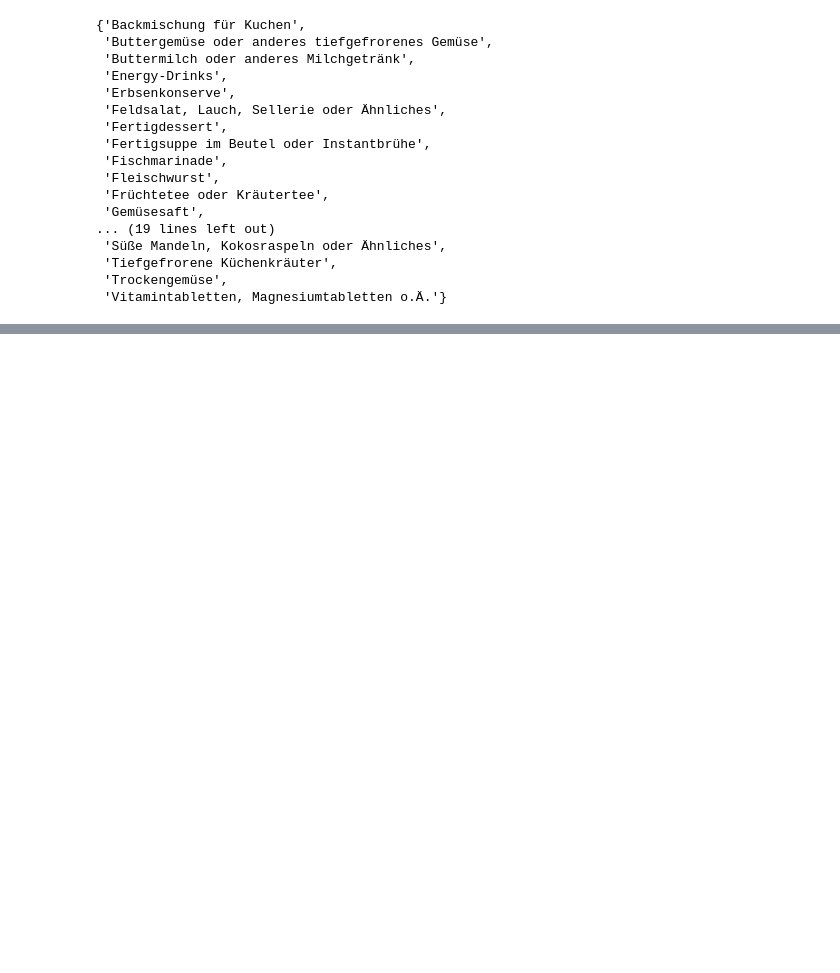
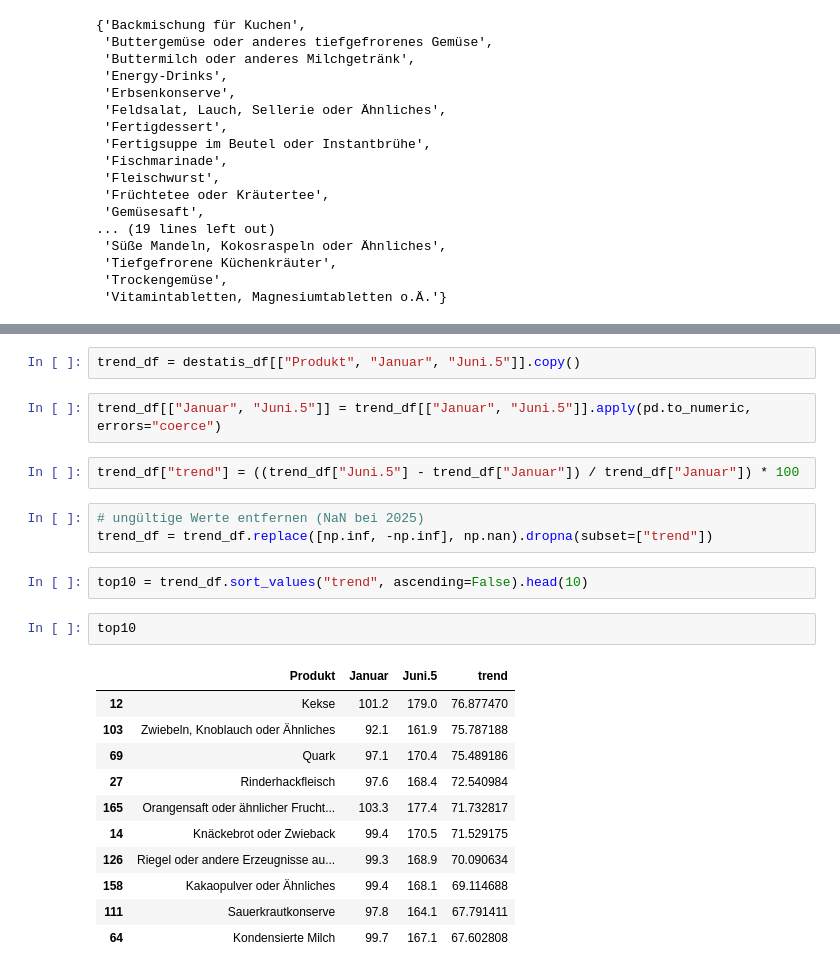
Before and after one commit to radtkedominique/WDS24A_Sem4_Nakou, a Jupyter notebook: EDA.ipynb, the cells around one changed output, grey strips where cells are left out. Drawn from its saved outputs; the diff is of its cells as text; blank space fills up the shorter version.

Commit message:
EDA - starting Trendanalysis

```diff
--- a/EDA.ipynb
+++ b/EDA.ipynb
@@ -151,0 +168,25 @@ missing_per_month["Januar.5"]
+# %%
+trend_df = destatis_df[["Produkt", "Januar", "Juni.5"]].copy()
+# %%
+trend_df[["Januar", "Juni.5"]] = trend_df[["Januar", "Juni.5"]].apply(pd.to_numeric, errors="coerce")
+# %%
+trend_df["trend"] = ((trend_df["Juni.5"] - trend_df["Januar"]) / trend_df["Januar"]) * 100
+# %%
+# ungültige Werte entfernen (NaN bei 2025)
+trend_df = trend_df.replace([np.inf, -np.inf], np.nan).dropna(subset=["trend"])
+# %%
+top10 = trend_df.sort_values("trend", ascending=False).head(10)
+# %%
+top10
+# %% [output]
+|  | Produkt | Januar | Juni.5 | trend |
+| 12 | Kekse | 101.2 | 179.0 | 76.877470 |
+| 103 | Zwiebeln, Knoblauch oder Ähnliches | 92.1 | 161.9 | 75.787188 |
+| 69 | Quark | 97.1 | 170.4 | 75.489186 |
+| 27 | Rinderhackfleisch | 97.6 | 168.4 | 72.540984 |
+| 165 | Orangensaft oder ähnlicher Frucht... | 103.3 | 177.4 | 71.732817 |
+| 14 | Knäckebrot oder Zwieback | 99.4 | 170.5 | 71.529175 |
+| 126 | Riegel oder andere Erzeugnisse au... | 99.3 | 168.9 | 70.090634 |
+| 158 | Kakaopulver oder Ähnliches | 99.4 | 168.1 | 69.114688 |
+| 111 | Sauerkrautkonserve | 97.8 | 164.1 | 67.791411 |
+| 64 | Kondensierte Milch | 99.7 | 167.1 | 67.602808 |
```
Also changed, not shown: parts of 7 cells of this notebook.
